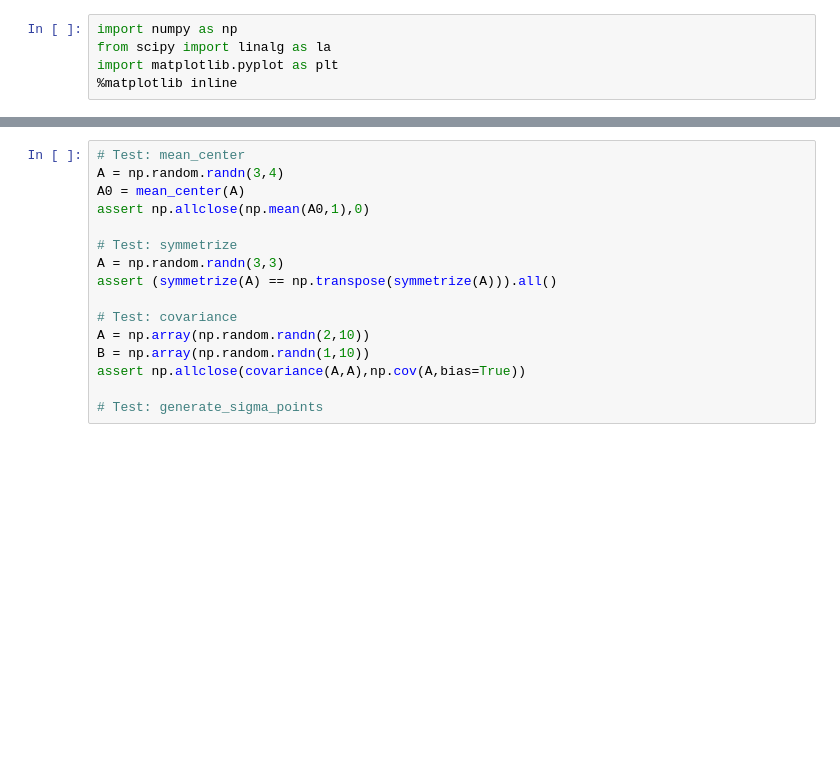
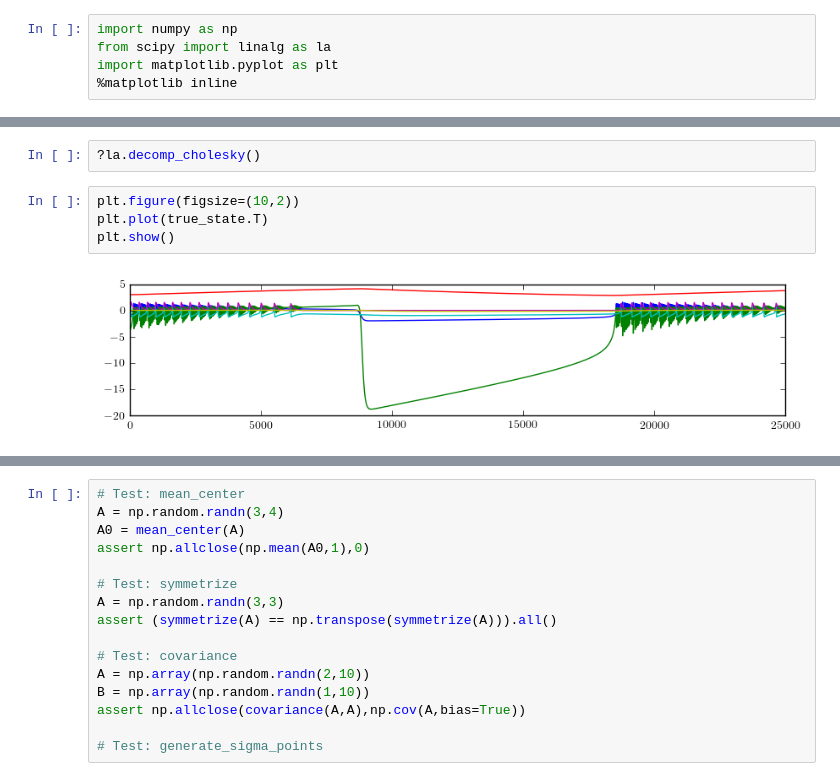
Before and after one commit to eschlaf2/kramer_rotation, a Jupyter notebook: Voss_Kalman.ipynb, the cells around one changed output, grey strips where cells are left out. Saved outputs shown, nothing was run; the diff lists cells and outputs as text; blank space fills up the shorter version.

```diff
--- a/Voss_Kalman.ipynb
+++ b/Voss_Kalman.ipynb
@@ -100,0 +143,8 @@ array([[ 0.06752403]])
+# %%
+?la.decomp_cholesky()
+# %%
+plt.figure(figsize=(10,2))
+plt.plot(true_state.T)
+plt.show()
+# %% [output]
+[figure, added]
```
Also changed, not shown: parts of 11 cells of this notebook, 1 other file.
